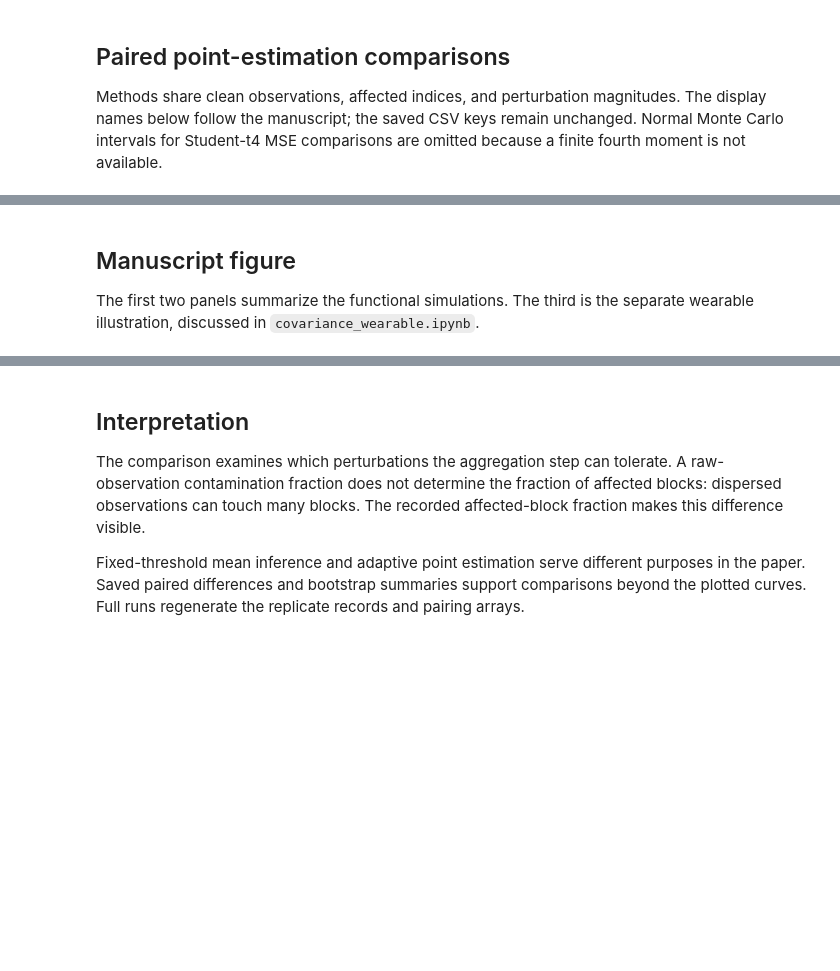
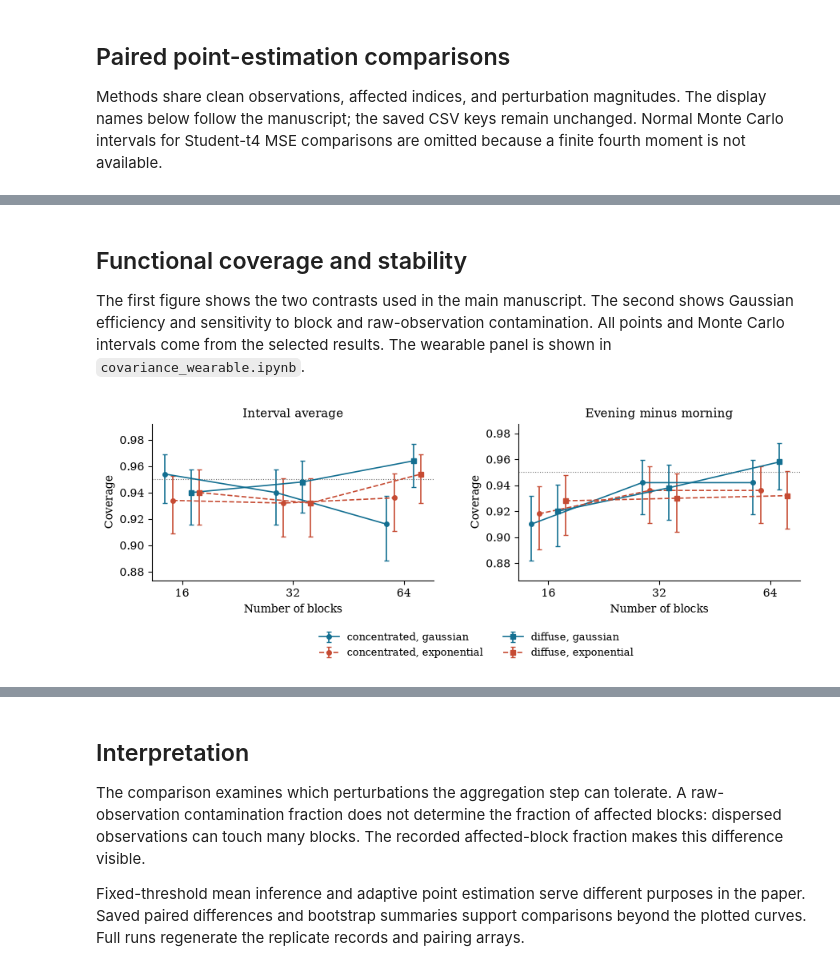
Before and after one commit to kisungyou/HOMER, a Jupyter notebook: notebooks/functional.ipynb, the cells around one changed output, grey strips where cells are left out. Cells and saved outputs as stored; diff of their text form; code cells hidden in the pictures; blank space fills up the shorter version.

```diff
--- a/notebooks/functional.ipynb
+++ b/notebooks/functional.ipynb
@@ -17,7 +19,13 @@ import subprocess
 import sys
 
 import pandas as pd
-from IPython.display import Image, Markdown, display
+from IPython.display import Markdown, display
+
+%matplotlib inline
+from matplotlib_inline.backend_inline import set_matplotlib_formats
+set_matplotlib_formats("png")
+import matplotlib.pyplot as plt
+import numpy as np
 
 ROOT = next(
     (p for p in (Path.cwd(), *Path.cwd().parents)
@@ -28,6 +36,12 @@ if ROOT is None:
     raise RuntimeError("Open this notebook from the repository root or notebooks directory.")
 if MODE not in {"paper", "smoke", "full"}:
     raise ValueError("MODE must be 'paper', 'smoke', or 'full'.")
+
+sys.path.insert(0, str(ROOT / "code"))
+from notebook_plots import (
+    scalar_coverage, functional_coverage, functional_stability,
+    covariance_heatmaps, wearable_stability,
+)
 
 if MODE == "paper":
     RESULTS = ROOT / "results"
@@ -43,3 +57,7 @@ else:
 
 pd.set_option("display.max_columns", 12)
 pd.set_option("display.precision", 4)
+
+def show_figure(figure):
+    display(figure)
+    plt.close(figure)
@@ -76,13 +133,8 @@ display(checks[["solver_failures", "covariance_failures", "certificate_failures"
 # %% [markdown]
-## Manuscript figure
+## Functional coverage and stability
 
-The first two panels summarize the functional simulations. The third is the separate wearable illustration, discussed in `covariance_wearable.ipynb`.
+The first figure shows the two contrasts used in the main manuscript. The second shows Gaussian efficiency and sensitivity to block and raw-observation contamination. All points and Monte Carlo intervals come from the selected results. The wearable panel is shown in `covariance_wearable.ipynb`.
 # %%
-if MODE == "paper":
-    display(Image(filename=str(ROOT / "figures" / "exp_functional_wearable.png")))
-else:
-    display(Markdown(
-        "Fresh-run summaries are shown above. To regenerate all manuscript-style "
-        "figures from a complete run, use `python code/reproduce.py --mode " + MODE + " --figures`. "
-        "Figure generation requires pdfLaTeX, PGF, and Poppler."
-    ))
+show_figure(functional_coverage(inference))
+# %% [output]
+[figure, added]
```
Also changed, not shown: parts of 6 cells of this notebook, 10 other files.
